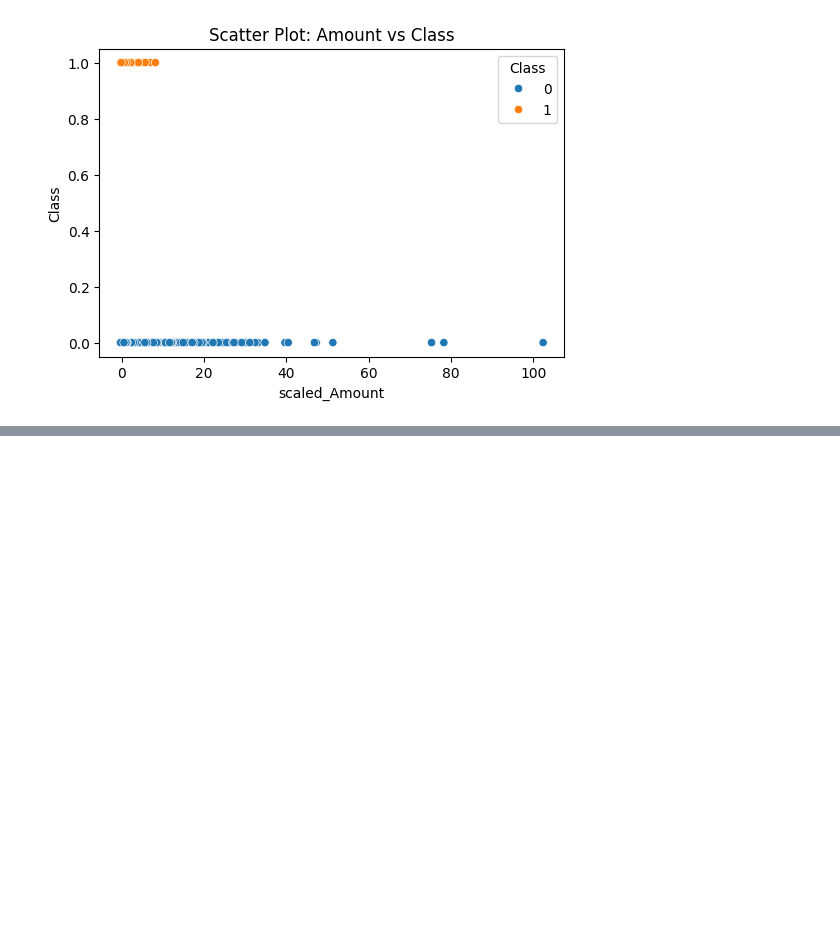
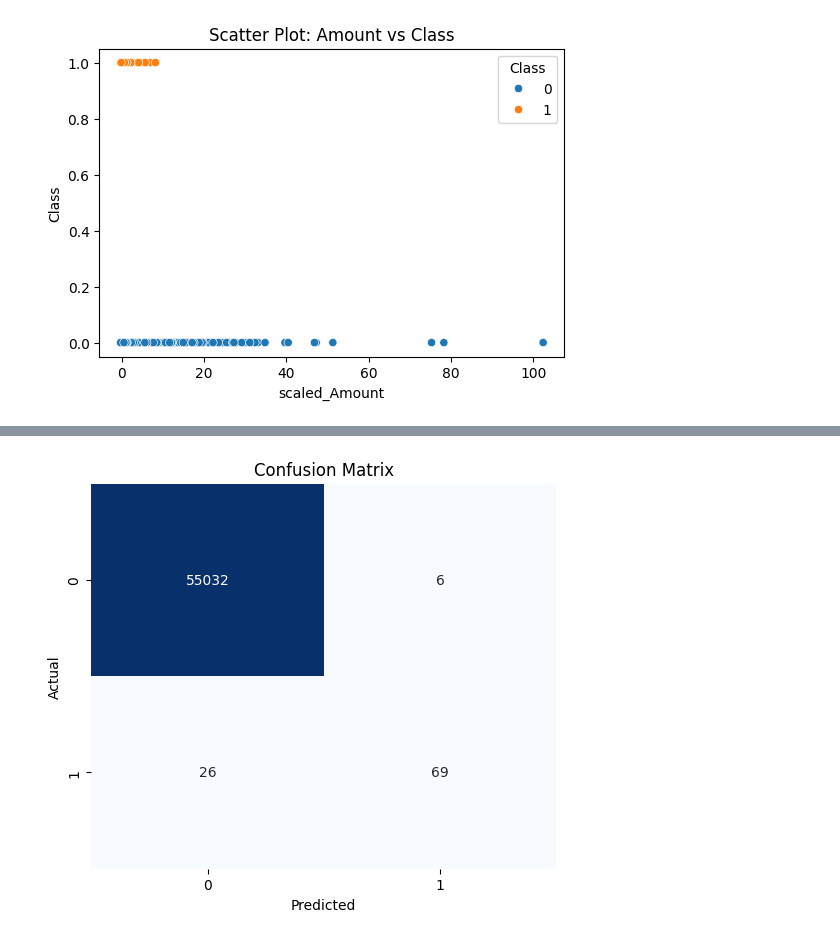
Before and after one commit to NoorFadhil-afk/ML-Project, a Jupyter notebook: credit card fraud.ipynb, the cells around one changed output, grey strips where cells are left out. Saved outputs shown, nothing was run; the diff lists cells and outputs as text; code cells hidden in the pictures; blank space fills up the shorter version.

```diff
--- a/credit card fraud.ipynb
+++ b/credit card fraud.ipynb
@@ -218,0 +283,2 @@ plt.show()
+# %%
+data = data.drop_duplicates()
@@ -218,0 +312,5 @@ plt.show()
+# %%
+
+model.fit(X_train_scaled, y_train)
+
+y_pred = model.predict(X_test_scaled)
@@ -218,0 +338,9 @@ plt.show()
+# %%
+rf = RandomForestClassifier(
+    n_estimators=200,
+    class_weight='balanced',
+    random_state=42,
+    n_jobs=-1
+)
+
+rf.fit(X_train, y_train)
@@ -218,0 +350,12 @@ plt.show()
+# %%
+#Threshold
+y_prob = rf.predict_proba(X_test)[:,1]
+y_pred = (y_prob > 0.3).astype(int)
+print("Confusion Matrix:")
+print(confusion_matrix(y_test, y_pred))
+
+print("\nClassification Report:")
+print(classification_report(y_test, y_pred))
+
+print("\nROC AUC:")
+print(roc_auc_score(y_test, y_prob))
@@ -218,0 +380,13 @@ plt.show()
+# %%
+# Compute confusion matrix
+cm = confusion_matrix(y_true, y_pred)
+
+# Plot the confusion matrix
+plt.figure(figsize=(6,5))
+sns.heatmap(cm, annot=True, fmt='d', cmap='Blues', cbar=False)
+plt.xlabel('Predicted')
+plt.ylabel('Actual')
+plt.title('Confusion Matrix')
+plt.show()
+# %% [output]
+[figure, added]
```
Also changed, not shown: parts of 28 cells of this notebook.
